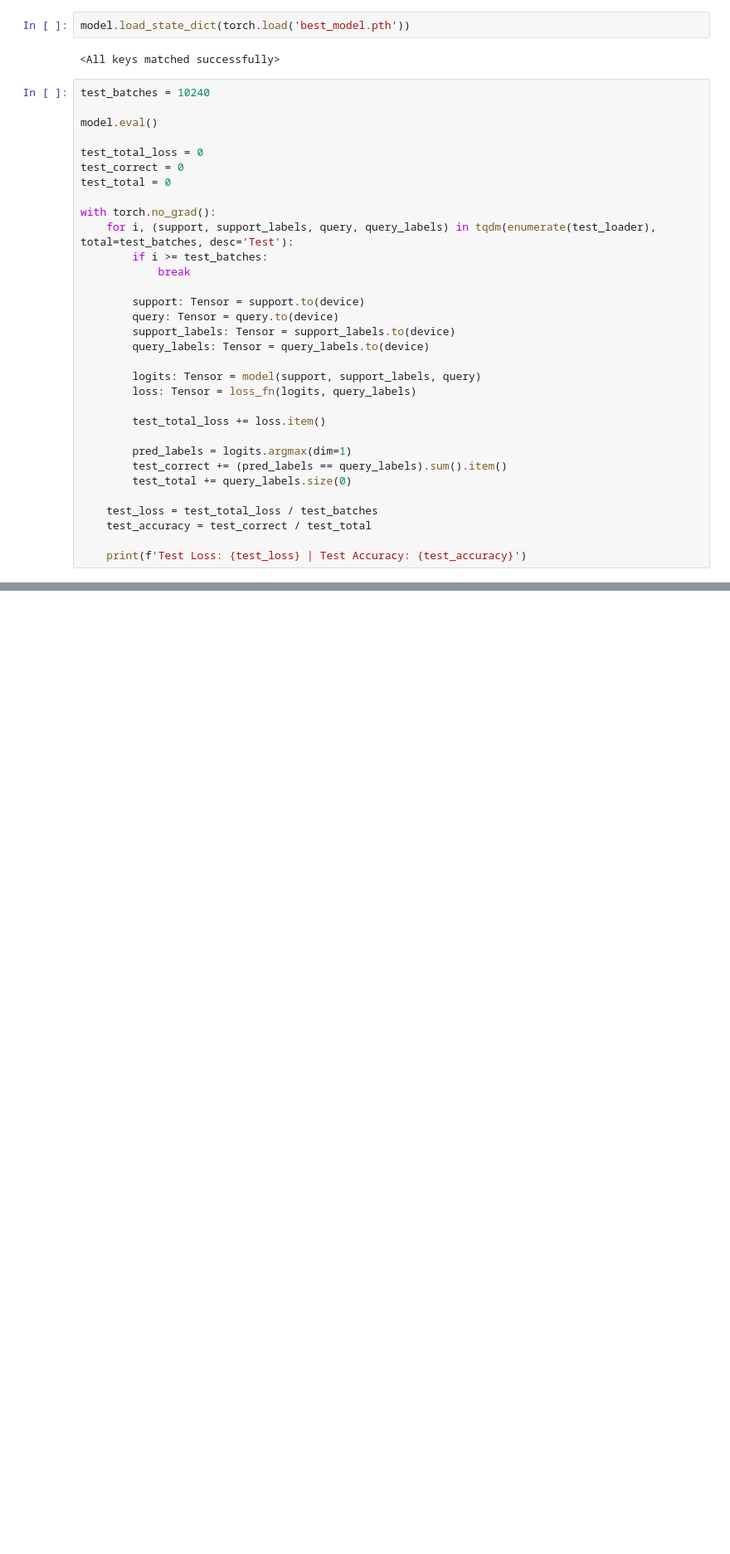
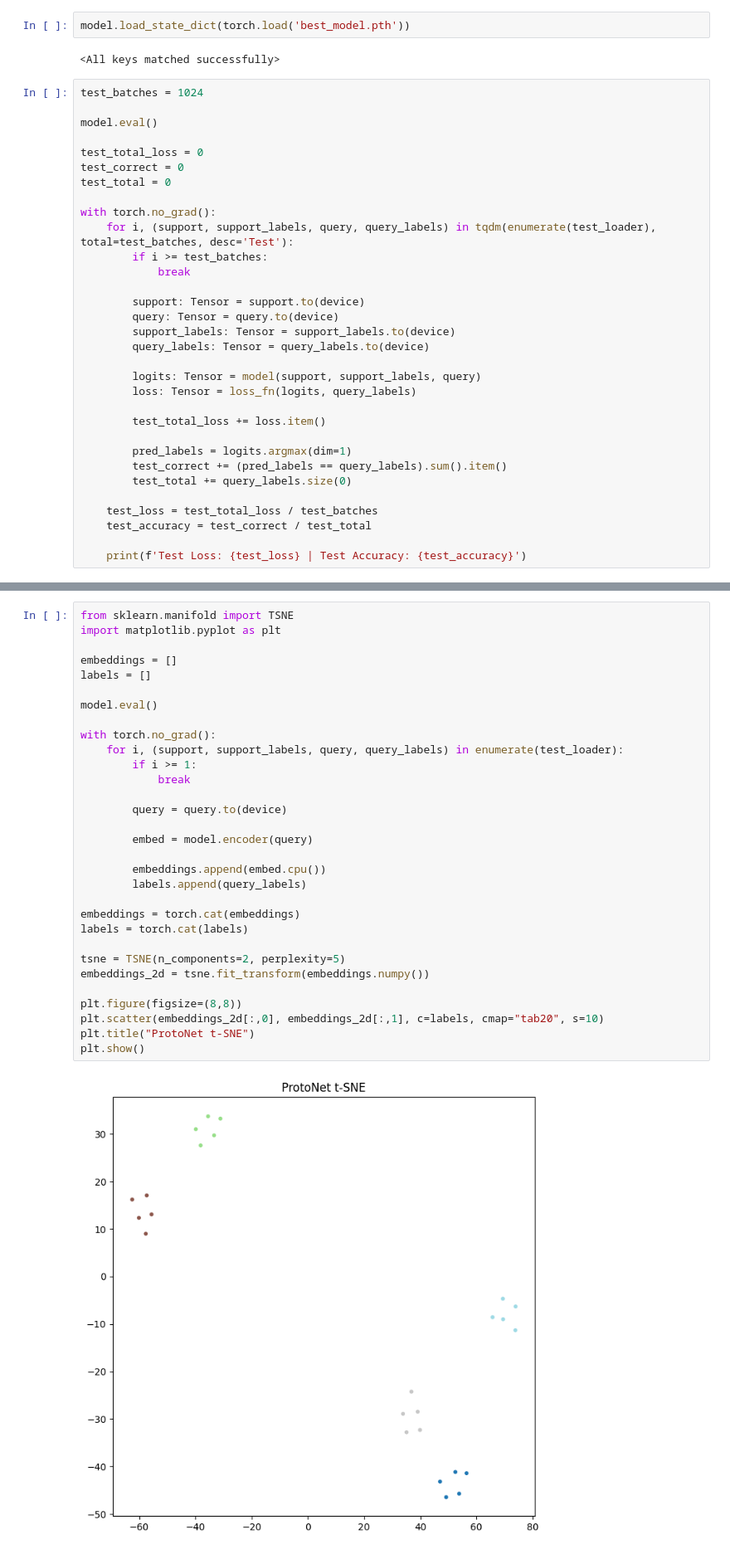
Before and after one commit to PuppyOne/ProtoNet-Omniglot, a Jupyter notebook: main.ipynb, the cells around one changed output, grey strips where cells are left out. Shown at 83% size. Drawn from its saved outputs; the diff is of its cells as text; blank space fills up the shorter version.

Commit message:
feat: add t-SNE visualization

```diff
--- a/main.ipynb
+++ b/main.ipynb
@@ -314,7 +314,7 @@ model.load_state_dict(torch.load('best_model.pth'))
 # %% [output]
 <All keys matched successfully>
 # %%
-test_batches = 10240
+test_batches = 1024
 
 model.eval()
 
@@ -349,0 +350,33 @@ Test Loss: 0.04126859571513221 | Test Accuracy: 0.9912109375
+# %%
+from sklearn.manifold import TSNE
+import matplotlib.pyplot as plt
+
+embeddings = []
+labels = []
+
+model.eval()
+
+with torch.no_grad():
+    for i, (support, support_labels, query, query_labels) in enumerate(test_loader):
+        if i >= 1:
+            break
+
+        query = query.to(device)
+
+        embed = model.encoder(query)
+
+        embeddings.append(embed.cpu())
+        labels.append(query_labels)
+
+embeddings = torch.cat(embeddings)
+labels = torch.cat(labels)
+
+tsne = TSNE(n_components=2, perplexity=5)
+embeddings_2d = tsne.fit_transform(embeddings.numpy())
+
+plt.figure(figsize=(8,8))
+plt.scatter(embeddings_2d[:,0], embeddings_2d[:,1], c=labels, cmap="tab20", s=10)
+plt.title("ProtoNet t-SNE")
+plt.show()
+# %% [output]
+[figure, added]
```
Also changed, not shown: parts of 1 cell of this notebook, 1 other file.
